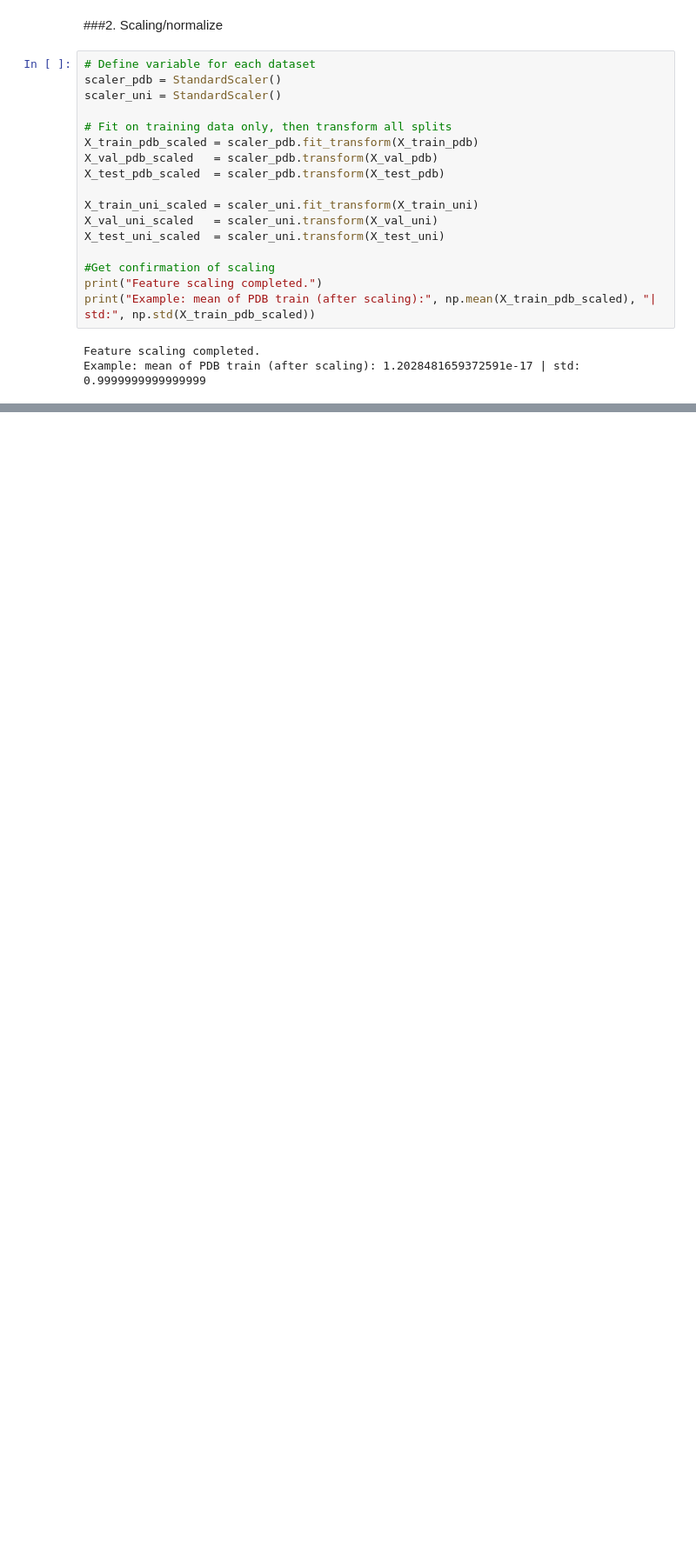
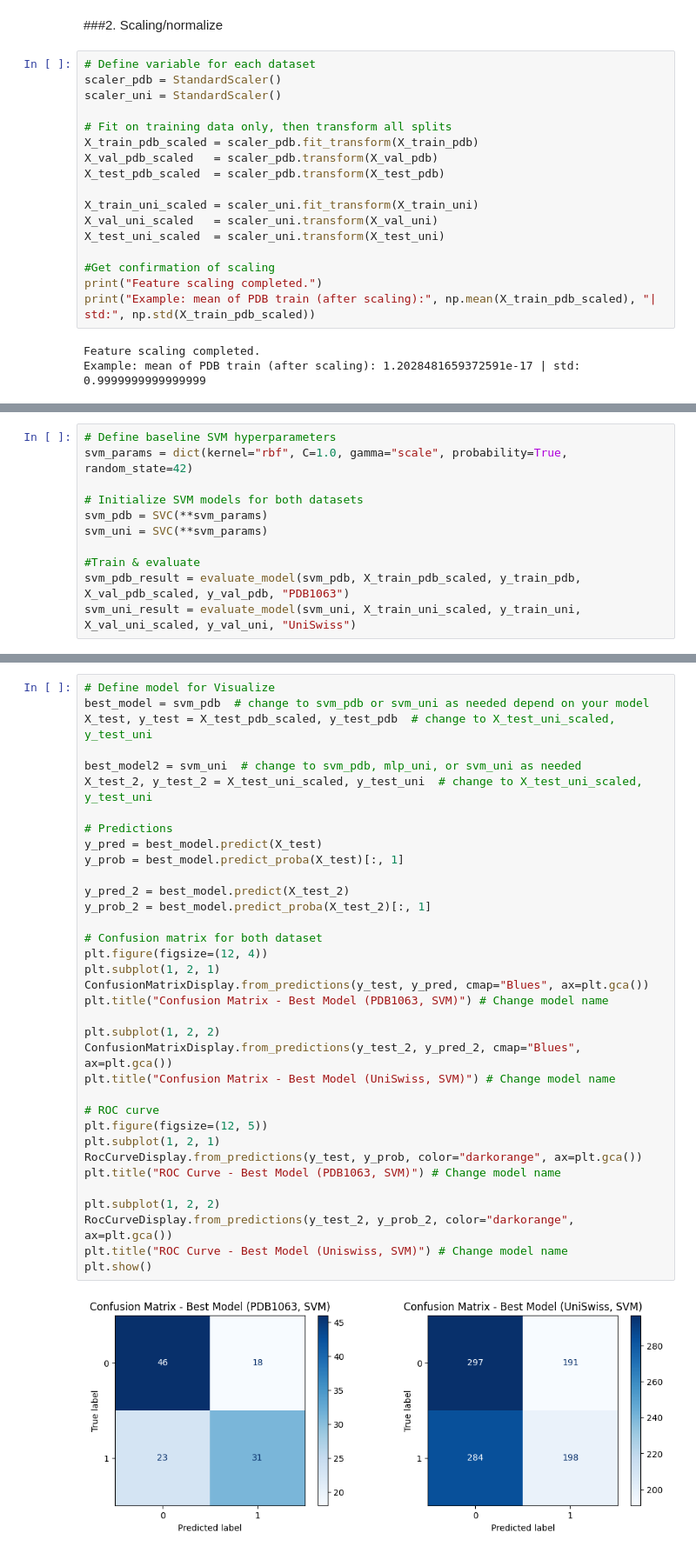
Before and after one commit to Alamsyah-WM/Predict-DNA-binding-protein-with-ML-and-DL, a Jupyter notebook: BioInformatik_UAS.ipynb, the cells around one changed output, grey strips where cells are left out. Shown: that part at 87% size. Drawn from its saved outputs; the diff is of its cells as text; blank space fills up the shorter version.

Commit message:
W1 - Add Preprocess and Baseline section

```diff
--- a/BioInformatik_UAS.ipynb
+++ b/BioInformatik_UAS.ipynb
@@ -633,0 +682,11 @@ Example: mean of PDB train (after scaling): 1.2028481659372591e-17 | std: 0.9999
+# %%
+# Define baseline SVM hyperparameters
+svm_params = dict(kernel="rbf", C=1.0, gamma="scale", probability=True, random_state=42)
+
+# Initialize SVM models for both datasets
+svm_pdb = SVC(**svm_params)
+svm_uni = SVC(**svm_params)
+
+#Train & evaluate
+svm_pdb_result = evaluate_model(svm_pdb, X_train_pdb_scaled, y_train_pdb, X_val_pdb_scaled, y_val_pdb, "PDB1063")
+svm_uni_result = evaluate_model(svm_uni, X_train_uni_scaled, y_train_uni, X_val_uni_scaled, y_val_uni, "UniSwiss")
@@ -633,0 +709,37 @@ Example: mean of PDB train (after scaling): 1.2028481659372591e-17 | std: 0.9999
+# %%
+# Define model for Visualize
+best_model = svm_pdb  # change to svm_pdb or svm_uni as needed depend on your model
+X_test, y_test = X_test_pdb_scaled, y_test_pdb  # change to X_test_uni_scaled, y_test_uni
+
+best_model2 = svm_uni  # change to svm_pdb, mlp_uni, or svm_uni as needed
+X_test_2, y_test_2 = X_test_uni_scaled, y_test_uni  # change to X_test_uni_scaled, y_test_uni
+
+# Predictions
+y_pred = best_model.predict(X_test)
+y_prob = best_model.predict_proba(X_test)[:, 1]
+
+y_pred_2 = best_model.predict(X_test_2)
+y_prob_2 = best_model.predict_proba(X_test_2)[:, 1]
+
+# Confusion matrix for both dataset
+plt.figure(figsize=(12, 4))
+plt.subplot(1, 2, 1)
+ConfusionMatrixDisplay.from_predictions(y_test, y_pred, cmap="Blues", ax=plt.gca())
+plt.title("Confusion Matrix - Best Model (PDB1063, SVM)") # Change model name
+
+plt.subplot(1, 2, 2)
+ConfusionMatrixDisplay.from_predictions(y_test_2, y_pred_2, cmap="Blues", ax=plt.gca())
+plt.title("Confusion Matrix - Best Model (UniSwiss, SVM)") # Change model name
+
+# ROC curve
+plt.figure(figsize=(12, 5))
+plt.subplot(1, 2, 1)
+RocCurveDisplay.from_predictions(y_test, y_prob, color="darkorange", ax=plt.gca())
+plt.title("ROC Curve - Best Model (PDB1063, SVM)") # Change model name
+
+plt.subplot(1, 2, 2)
+RocCurveDisplay.from_predictions(y_test_2, y_prob_2, color="darkorange", ax=plt.gca())
+plt.title("ROC Curve - Best Model (Uniswiss, SVM)") # Change model name
+plt.show()
+# %% [output]
+[figure, added]
```
Also changed, not shown: parts of 11 cells of this notebook.
